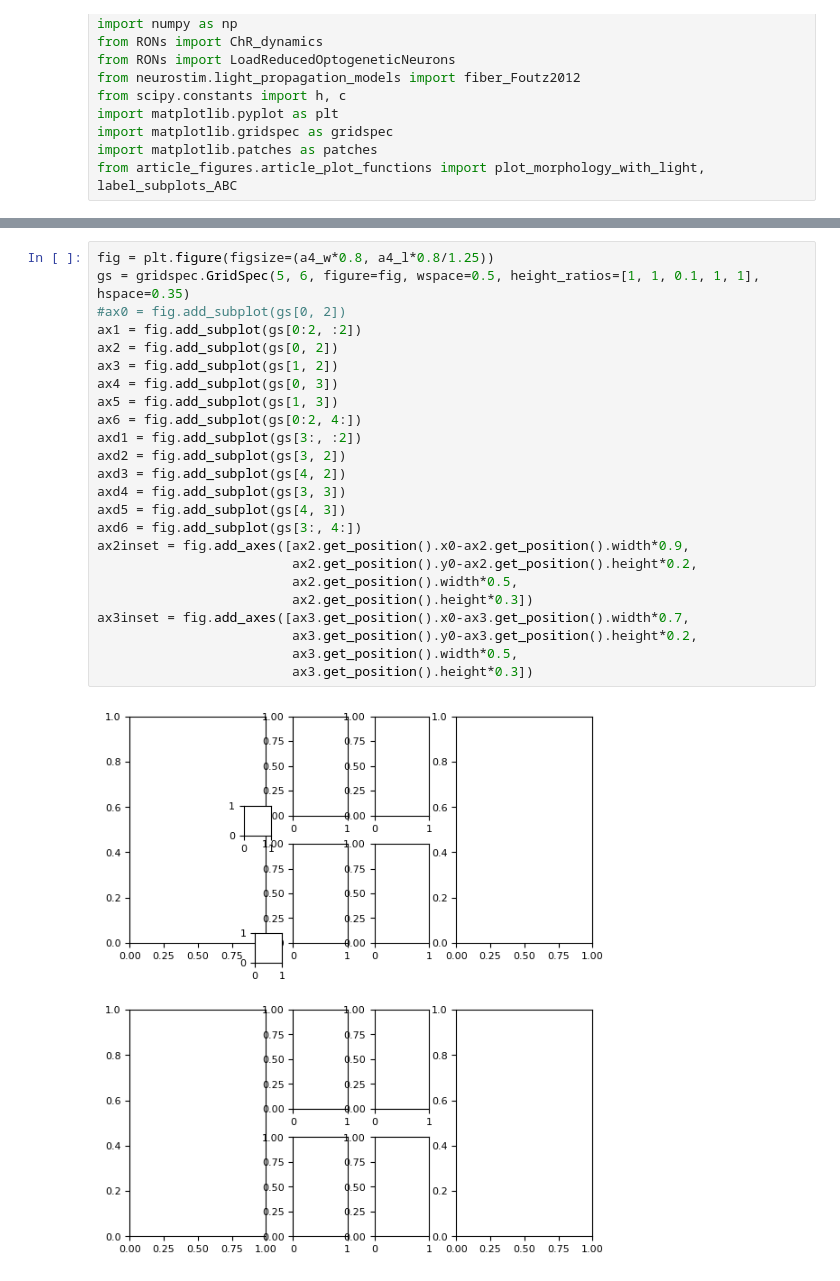
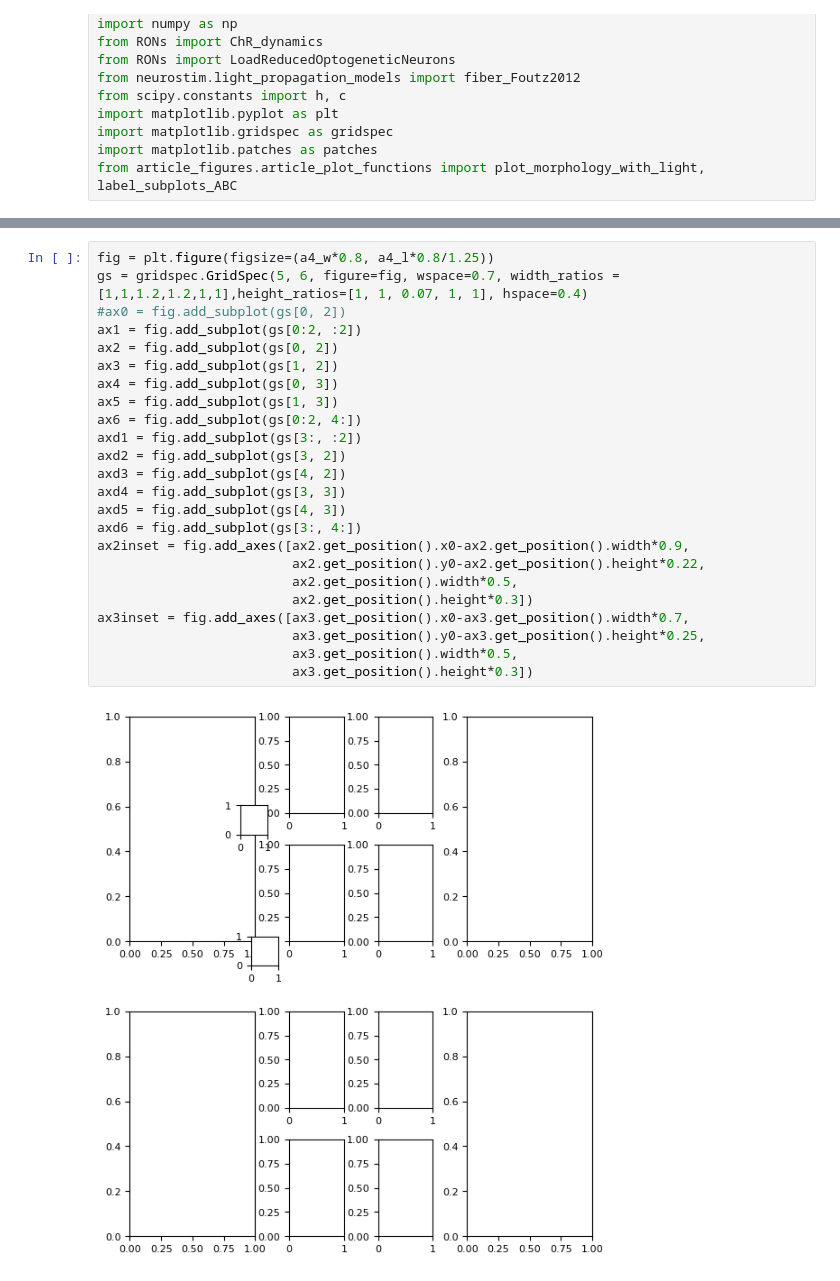
Before and after one commit to dberling/reduce_opto_response, a Jupyter notebook: article_figures/article_figure5.ipynb, the cells around one changed output, grey strips where cells are left out. Saved outputs shown, nothing was run; the diff lists cells and outputs as text.

```diff
--- a/article_figures/article_figure5.ipynb
+++ b/article_figures/article_figure5.ipynb
@@ -665,26 +689,26 @@ Ignoring fixed y limits to fulfill fixed data aspect with adjustable data limits
 # %%
 fig = plt.figure(figsize=(a4_w*0.8, a4_l*0.8/1.25))
-gs = gridspec.GridSpec(5, 6, figure=fig, wspace=0.5, height_ratios=[1, 1, 0.1, 1, 1], hspace=0.35)
+gs = gridspec.GridSpec(5, 6, figure=fig, wspace=0.7, width_ratios = [1,1,1.2,1.2,1,1],height_ratios=[1, 1, 0.07, 1, 1], hspace=0.4)
 #ax0 = fig.add_subplot(gs[0, 2])
 ax1 = fig.add_subplot(gs[0:2, :2])
 ax2 = fig.add_subplot(gs[0, 2])
 ax3 = fig.add_subplot(gs[1, 2])
 ax4 = fig.add_subplot(gs[0, 3])
 ax5 = fig.add_subplot(gs[1, 3])
 ax6 = fig.add_subplot(gs[0:2, 4:])
 axd1 = fig.add_subplot(gs[3:, :2])
 axd2 = fig.add_subplot(gs[3, 2])
 axd3 = fig.add_subplot(gs[4, 2])
 axd4 = fig.add_subplot(gs[3, 3])
 axd5 = fig.add_subplot(gs[4, 3])
 axd6 = fig.add_subplot(gs[3:, 4:])
 ax2inset = fig.add_axes([ax2.get_position().x0-ax2.get_position().width*0.9,
-                         ax2.get_position().y0-ax2.get_position().height*0.2,
+                         ax2.get_position().y0-ax2.get_position().height*0.22,
                          ax2.get_position().width*0.5,
                          ax2.get_position().height*0.3])
 ax3inset = fig.add_axes([ax3.get_position().x0-ax3.get_position().width*0.7,
-                         ax3.get_position().y0-ax3.get_position().height*0.2,
+                         ax3.get_position().y0-ax3.get_position().height*0.25,
                          ax3.get_position().width*0.5,
                          ax3.get_position().height*0.3])
 # %% [output]
-[figure, old version]
+[figure, new version]
```
Also changed, not shown: parts of 2 cells of this notebook, 1 other file.
